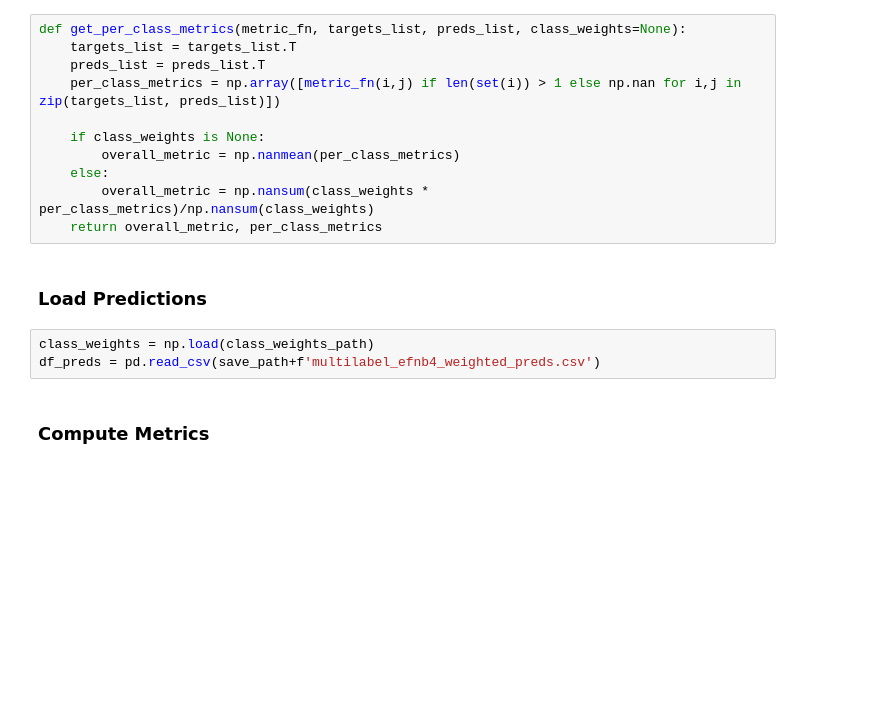
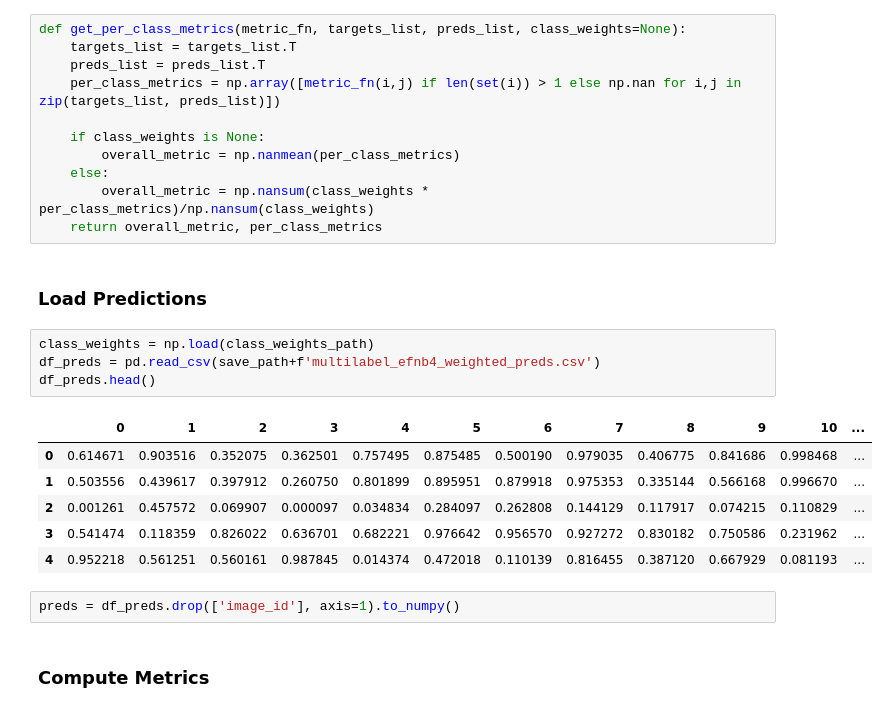
Before and after one commit to VivekShankar/CS271Project, a Jupyter notebook: 20221206_model_eval.ipynb, the cells around one changed output. Saved outputs shown, nothing was run; the diff lists cells and outputs as text; blank space fills up the shorter version.

```diff
--- a/20221206_model_eval.ipynb
+++ b/20221206_model_eval.ipynb
@@ -168,6 +168,16 @@ def get_per_class_metrics(metric_fn, targets_list, preds_list, class_weights=Non
 # %%
 class_weights = np.load(class_weights_path)
 df_preds = pd.read_csv(save_path+f'multilabel_efnb4_weighted_preds.csv')
+df_preds.head()
+# %% [output]
+|  | 0 | 1 | 2 | 3 | 4 | 5 | 6 | 7 | 8 | 9 | 10 | ... |
+| 0 | 0.614671 | 0.903516 | 0.352075 | 0.362501 | 0.757495 | 0.875485 | 0.500190 | 0.979035 | 0.406775 | 0.841686 | 0.998468 | ... |
+| 1 | 0.503556 | 0.439617 | 0.397912 | 0.260750 | 0.801899 | 0.895951 | 0.879918 | 0.975353 | 0.335144 | 0.566168 | 0.996670 | ... |
+| 2 | 0.001261 | 0.457572 | 0.069907 | 0.000097 | 0.034834 | 0.284097 | 0.262808 | 0.144129 | 0.117917 | 0.074215 | 0.110829 | ... |
+| 3 | 0.541474 | 0.118359 | 0.826022 | 0.636701 | 0.682221 | 0.976642 | 0.956570 | 0.927272 | 0.830182 | 0.750586 | 0.231962 | ... |
+| 4 | 0.952218 | 0.561251 | 0.560161 | 0.987845 | 0.014374 | 0.472018 | 0.110139 | 0.816455 | 0.387120 | 0.667929 | 0.081193 | ... |
+# %%
+preds = df_preds.drop(['image_id'], axis=1).to_numpy()
 # %% [markdown]
 ### Compute Metrics
 # %%
```
Also changed, not shown: parts of 3 cells of this notebook.
